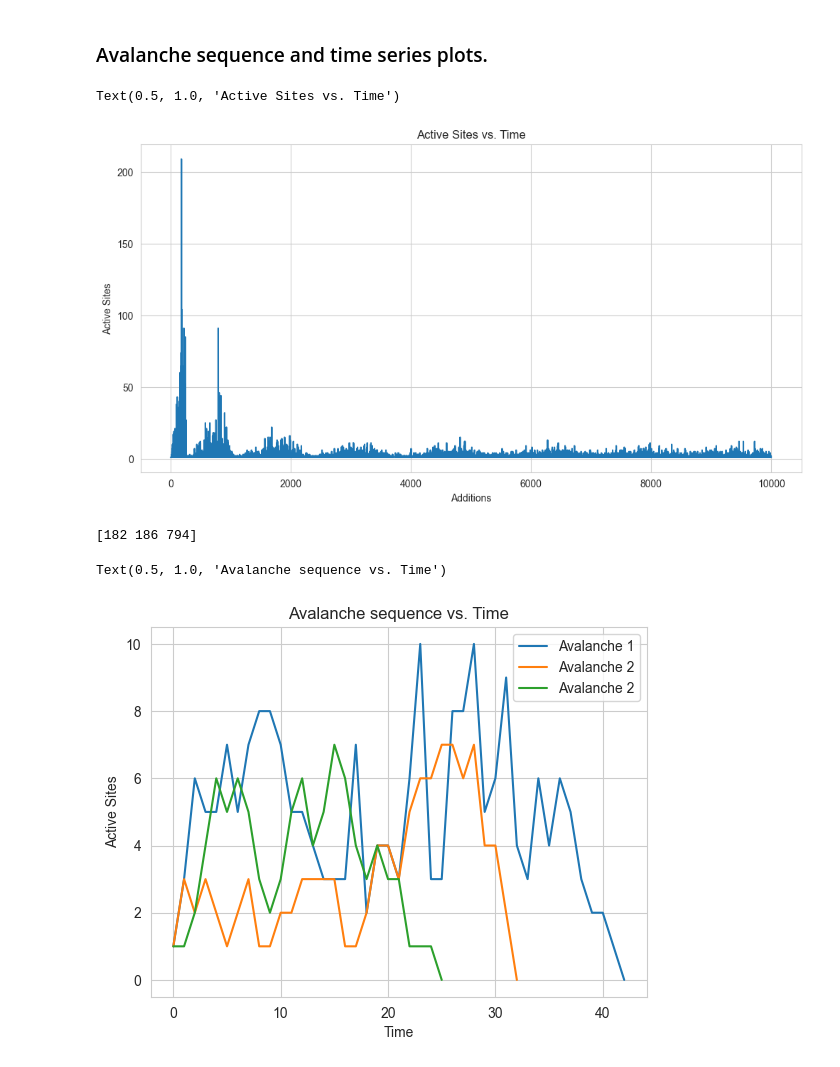
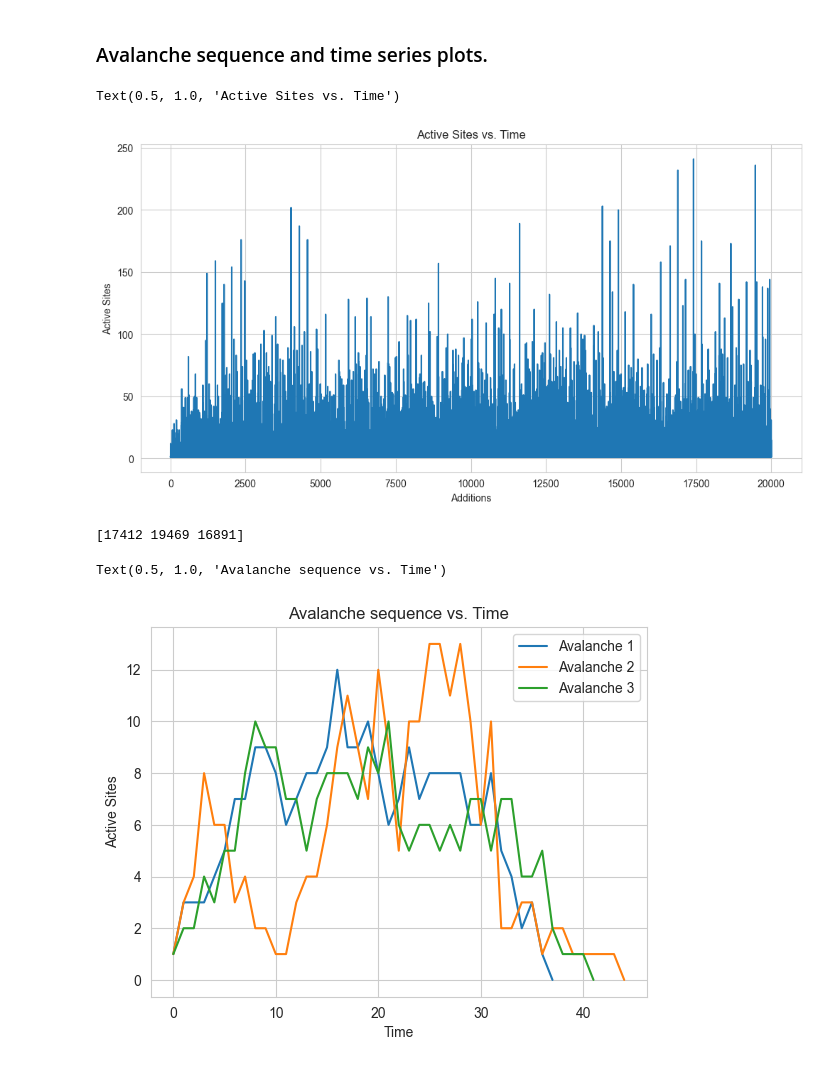
Before and after one commit to vitalismaxim/group_17, a Jupyter notebook: OFC_non_homogenous.ipynb, the cells around one changed output. Saved outputs shown, nothing was run; the diff lists cells and outputs as text; code cells hidden in the pictures.

```diff
--- a/OFC_non_homogenous.ipynb
+++ b/OFC_non_homogenous.ipynb
@@ -59,12 +59,20 @@ def redistribute_force(F, L, alpha, F_thr, F_res, neighborhood='moore'):
     :return: Numpy array of new forces array and number of active sites of the previous configuration.
     """
     F_new = np.copy(F) # Copying the force array to a new array
-    active_sites = [] # array of active sites(forces above threshold)
+    # active_sites = [] # array of active sites(forces above threshold)
 
-    for i in range(L):
-        for j in range(L):
-            if F[i, j] >= F_thr[i, j]:  # Use individual cell thresholds
-                active_sites.append((i, j))
+    # for i in range(L):
+    #     for j in range(L):
+    #         if F[i, j] >= F_thr[i, j]:  # Use individual cell thresholds
+    #             active_sites.append((i, j))
+
+    active_mask = F >= F_thr
+
+    # Use np.argwhere to find the indices where the condition is True
+    active_sites = np.argwhere(active_mask)
+
+    # Convert the indices to a list of tuples
+    active_sites = list(map(tuple, active_sites))
 
     for site in active_sites:
         i, j = site
@@ -73,8 +81,10 @@ def redistribute_force(F, L, alpha, F_thr, F_res, neighborhood='moore'):
         if neighborhood == 'moore':
             neighbors = [(i-1, j), (i+1, j), (i, j-1), (i, j+1),
                          (i-1, j-1), (i-1, j+1), (i+1, j-1), (i+1, j+1)]
+            neighbors_count = 8
         else:
             neighbors = [(i-1, j), (i+1, j), (i, j-1), (i, j+1)]
+            neighbors_count = 4
 
         neighbors_count = sum(1 for ni, nj in neighbors if 0 <= ni < L and 0 <= nj < L) # Counting the number of neighbors
 
@@ -98,7 +108,7 @@ def simulate_ca(L, alpha, mean_thr, std_thr, min_thr, mean_res, std_res, min_res
     :param neighborhood: Specifies the type of neighborhood for force redistribution.
     :return: Initial state, final state, and array of active site counts.
     """
-    F = np.random.rand(L, L)
+    F = np.random.rand(L, L) * mean_thr
     initial_state = np.copy(F)
     total_additions = n_additions
 
@@ -159,14 +169,14 @@ def visualize_states(initial_state, final_state, title='Cellular Automata States
 # %%
 # Parameters
 L = 50  # Size of the lattice
-alpha = 0.3  # Coupling constant
+alpha = 0.9  # Coupling constant
 mean_thr = 5  # Mean threshold
 std_thr = 0.2  # std dev of threshold
 min_thr = 3.0  # Minimum threshold
 mean_res = 0  # Mean residual force
 std_res = 0 # std dev of residual force
 min_res = 0  # Minimum residual force
-n_additions = 10000  # Number of additions
+n_additions = 20000  # Number of additions
 # %% [markdown]
 ### Test run for non homogenous CA
 # %%
@@ -189,21 +199,21 @@ plt.ylabel('Active Sites')
 plt.title('Active Sites vs. Time')
 # %% [output]
 Text(0.5, 1.0, 'Active Sites vs. Time')
-[figure, old version]
+[figure, new version]
 # %%
 max_indices = np.argsort(active_sites_array)[-3:][::-1]
 print(max_indices)
 plt.plot(avalanche_sequences[max_indices[0]],label='Avalanche 1')
 plt.plot(avalanche_sequences[max_indices[1]],label='Avalanche 2')
-plt.plot(avalanche_sequences[max_indices[2]],label='Avalanche 2')
+plt.plot(avalanche_sequences[max_indices[2]],label='Avalanche 3')
 plt.legend()
 plt.xlabel('Time')
 plt.ylabel('Active Sites')
 plt.title('Avalanche sequence vs. Time')
 # %% [output]
-[182 186 794]
+[17412 19469 16891]
 Text(0.5, 1.0, 'Avalanche sequence vs. Time')
-[figure, old version]
+[figure, new version]
 # %%
 # Orthogonal Distance Regression（ODR）
 def linear_func(p, x):
```
Also changed, not shown: parts of 5 cells of this notebook.
